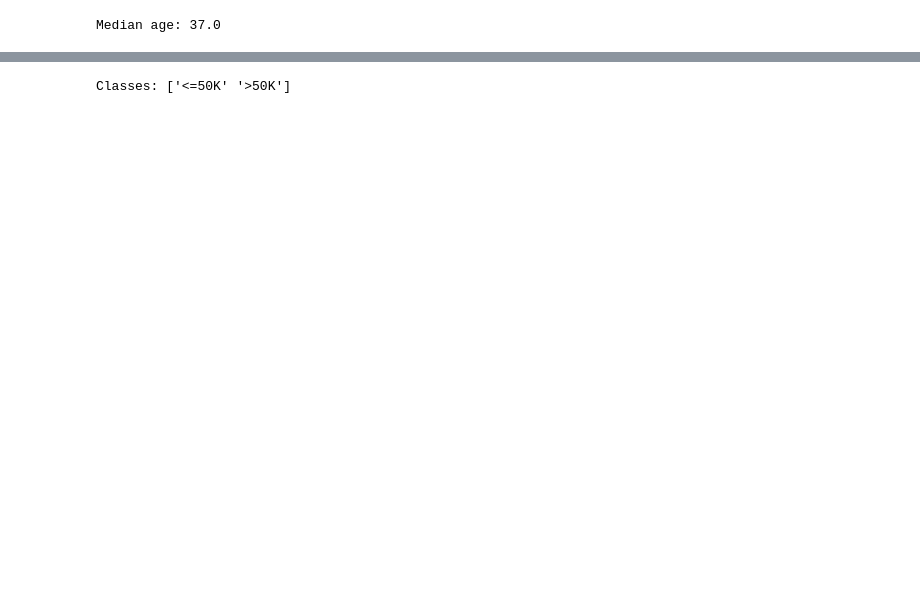
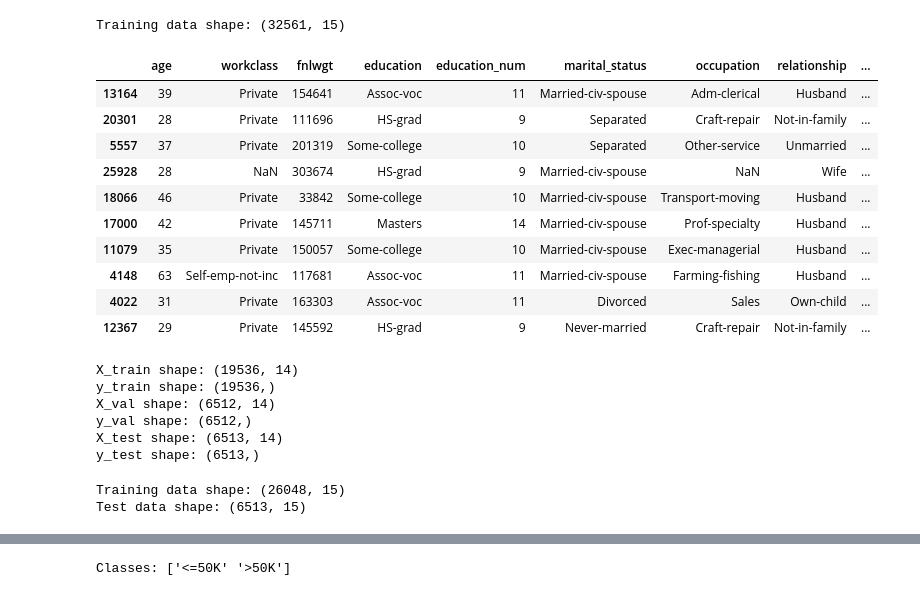
Before and after one commit to NishantSushmakar/responsible-data-science, a Jupyter notebook: notebook/classification.ipynb, the cells around one changed output, grey strips where cells are left out. Drawn from its saved outputs; the diff is of its cells as text; code cells hidden in the pictures; blank space fills up the shorter version.

```diff
--- a/notebook/classification.ipynb
+++ b/notebook/classification.ipynb
@@ -153,6 +0,0 @@ sns.boxplot(x='age', data=train_data, hue='income')
-# %%
-# median age
-median_age = train_data['age'].median()
-print('Median age:', median_age)
-# %% [output]
-Median age: 37.0
@@ -168,0 +22,26 @@ y_test = test_data['income']
+# %%
+columns = [
+    "age", "workclass", "fnlwgt", "education", "education_num",
+    "marital_status", "occupation", "relationship", "race", "sex",
+    "capital_gain", "capital_loss", "hours_per_week", "native_country", "income"
+]
+
+data = pd.read_csv('../adult/adult.data', names=columns, na_values=' ?')
+
+print('Training data shape:', data.shape)
+# %% [output]
+Training data shape: (32561, 15)
+# %%
+data.sample(10)
+# %% [output]
+|  | age | workclass | fnlwgt | education | education_num | marital_status | occupation | relationship | ... |
+| 13164 | 39 | Private | 154641 | Assoc-voc | 11 | Married-civ-spouse | Adm-clerical | Husband | ... |
+| 20301 | 28 | Private | 111696 | HS-grad | 9 | Separated | Craft-repair | Not-in-family | ... |
+| 5557 | 37 | Private | 201319 | Some-college | 10 | Separated | Other-service | Unmarried | ... |
+| 25928 | 28 | NaN | 303674 | HS-grad | 9 | Married-civ-spouse | NaN | Wife | ... |
+| 18066 | 46 | Private | 33842 | Some-college | 10 | Married-civ-spouse | Transport-moving | Husband | ... |
+| 17000 | 42 | Private | 145711 | Masters | 14 | Married-civ-spouse | Prof-specialty | Husband | ... |
+| 11079 | 35 | Private | 150057 | Some-college | 10 | Married-civ-spouse | Exec-managerial | Husband | ... |
+| 4148 | 63 | Self-emp-not-inc | 117681 | Assoc-voc | 11 | Married-civ-spouse | Farming-fishing | Husband | ... |
+| 4022 | 31 | Private | 163303 | Assoc-voc | 11 | Divorced | Sales | Own-child | ... |
+| 12367 | 29 | Private | 145592 | HS-grad | 9 | Never-married | Craft-repair | Not-in-family | ... |
@@ -168,0 +65,14 @@ y_test = test_data['income']
+# %%
+print("X_train shape:", X_train.shape)
+print("y_train shape:", y_train.shape)
+print("X_val shape:", X_val.shape)
+print("y_val shape:", y_val.shape)
+print("X_test shape:", X_test.shape)
+print("y_test shape:", y_test.shape)
+# %% [output]
+X_train shape: (19536, 14)
+y_train shape: (19536,)
+X_val shape: (6512, 14)
+y_val shape: (6512,)
+X_test shape: (6513, 14)
+y_test shape: (6513,)
@@ -168,0 +87,7 @@ y_test = test_data['income']
+# %%
+train_full_data = pd.concat([train_data, val_data], axis=0).reset_index(drop=True)
+print('Training data shape:', train_full_data.shape)
+print('Test data shape:', test_data.shape)
+# %% [output]
+Training data shape: (26048, 15)
+Test data shape: (6513, 15)
```
Also changed, not shown: parts of 39 cells of this notebook.
